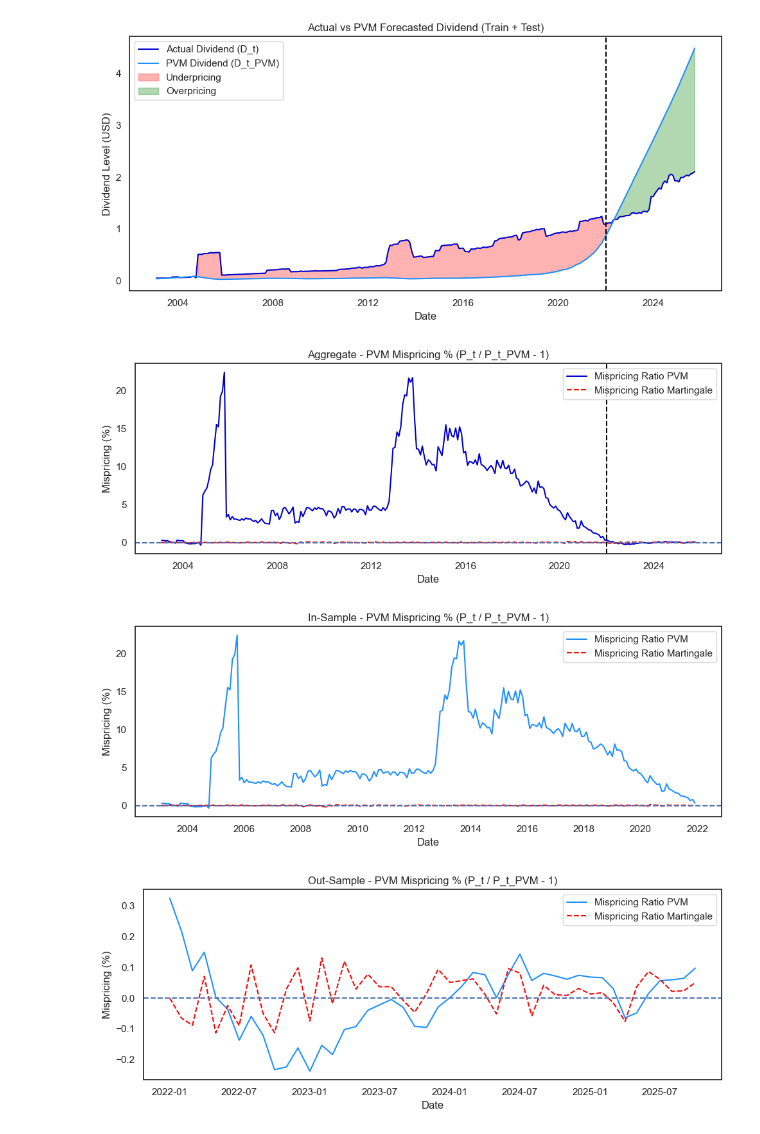
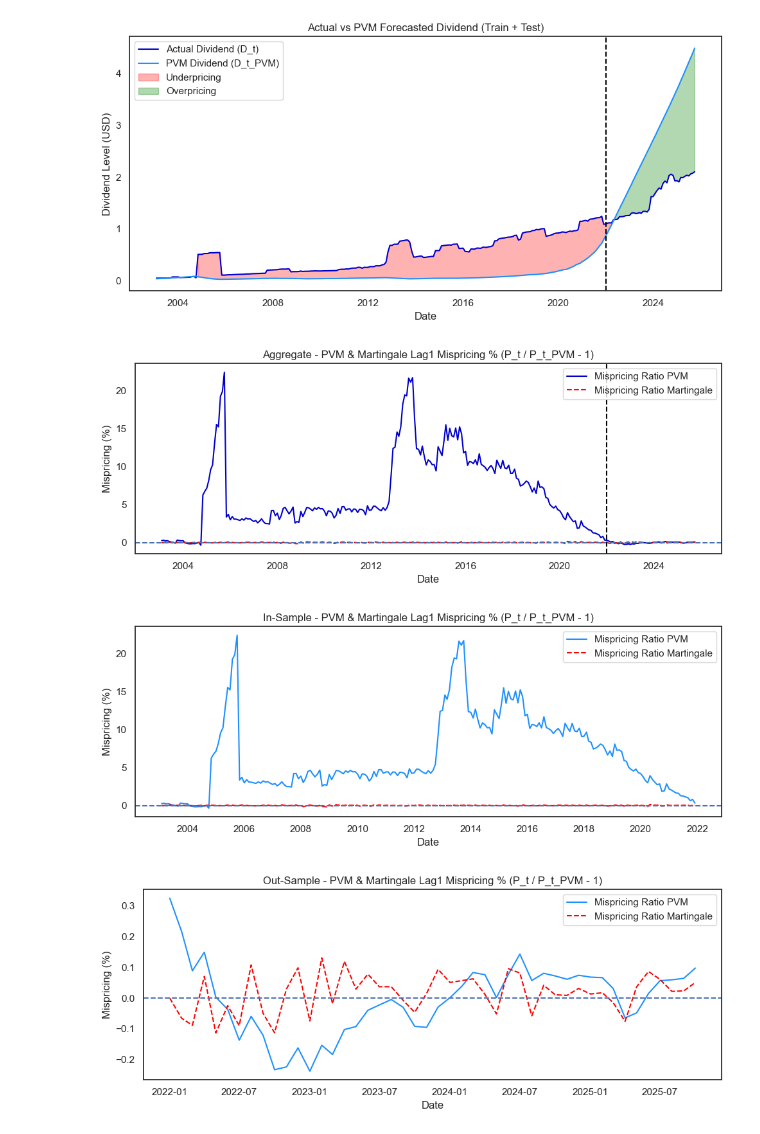
Before and after one commit to EliaLand/Martingale_FVM_AssetPricing, a Jupyter notebook: Part 2/main_FVM_upgraded.ipynb, the cells around one changed output. Saved outputs shown, nothing was run; the diff lists cells and outputs as text; code cells hidden in the pictures.

```diff
--- a/Part 2/main_FVM_upgraded.ipynb
+++ b/Part 2/main_FVM_upgraded.ipynb
@@ -801,7 +845,7 @@ plt.show()
 # %% [output]
 [figure]
 # %%
-# Mispricing plotting
+# Mispricing plotting (Martingale Lag=1)
 
 # Plotting Aggregate - PVM Mispricing % (P_t / P_t_PVM - 1)
 plot_df = monthly_fitted_df
@@ -818,7 +862,7 @@ plt.plot(plot_df["Date"], plot_df["Mispricing Ratio Martingale"], color="red", l
 
 plt.axhline(0, linestyle="--")
 plt.axvline(split_date, linestyle="--", color="black")
-plt.title("Aggregate - PVM Mispricing % (P_t / P_t_PVM - 1)")
+plt.title("Aggregate - PVM & Martingale Lag1 Mispricing % (P_t / P_t_PVM - 1)")
 plt.xlabel("Date")
 plt.ylabel("Mispricing (%)")
 plt.legend()
@@ -838,35 +882,35 @@ plt.figure(figsize=(10, 4))
 plt.plot(plot_df["Date"], plot_df["Mispricing Ratio PVM"], color="dodgerblue", label="Mispricing Ratio PVM")
 plt.plot(plot_df["Date"], plot_df["Mispricing Ratio Martingale"], color="red", linestyle="--", label="Mispricing Ratio Martingale")
 
 plt.axhline(0, linestyle="--")
-plt.title("In-Sample - PVM Mispricing % (P_t / P_t_PVM - 1)")
+plt.title("In-Sample - PVM & Martingale Lag1 Mispricing % (P_t / P_t_PVM - 1)")
 plt.xlabel("Date")
 plt.ylabel("Mispricing (%)")
 plt.legend()
 plt.tight_layout()
 plt.show()
 
 # Plotting Out-Sample - PVM Mispricing % (P_t / P_t_PVM - 1)
 plot_df = monthly_test_results
 
 # Preface: Martingale Mispricing
 # Martingale benchmark - P_t^M = P_{t-1}
 plot_df["P_t_martingale"] = plot_df["P_t"].shift(1)
 plot_df.loc[plot_df.index[0], "P_t_martingale"] = plot_df["P_t"].iloc[0]
 plot_df["Mispricing Ratio Martingale"] = plot_df["P_t"] / plot_df["P_t_martingale"] - 1
 
 plt.figure(figsize=(10, 4))
 plt.plot(plot_df["Date"], plot_df["Mispricing Ratio PVM"], color="dodgerblue", label="Mispricing Ratio PVM")
 plt.plot(plot_df["Date"], plot_df["Mispricing Ratio Martingale"], color="red", linestyle="--", label="Mispricing Ratio Martingale")
 
 plt.axhline(0, linestyle="--")
-plt.title("Out-Sample - PVM Mispricing % (P_t / P_t_PVM - 1)")
+plt.title("Out-Sample - PVM & Martingale Lag1 Mispricing % (P_t / P_t_PVM - 1)")
 plt.xlabel("Date")
 plt.ylabel("Mispricing (%)")
 plt.legend()
 plt.tight_layout()
 plt.show()
 # %% [output]
-[figure, old version]
+[figure, new version]
-[figure, old version]
+[figure, new version]
-[figure, old version]
+[figure, new version]
```
Also changed, not shown: parts of 3 cells of this notebook.
